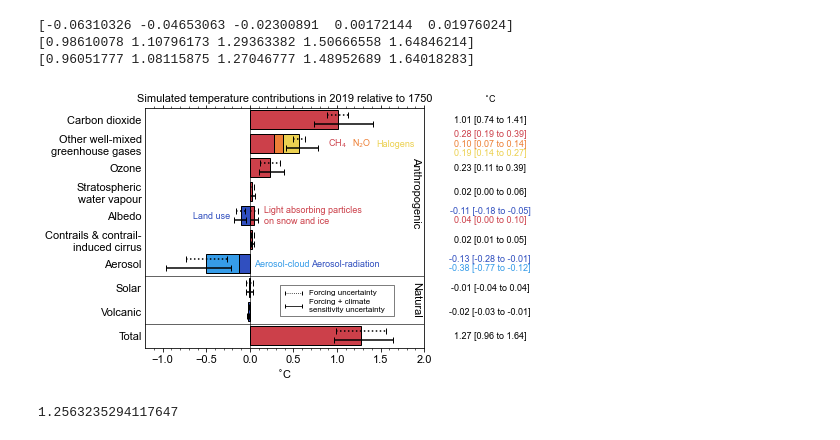
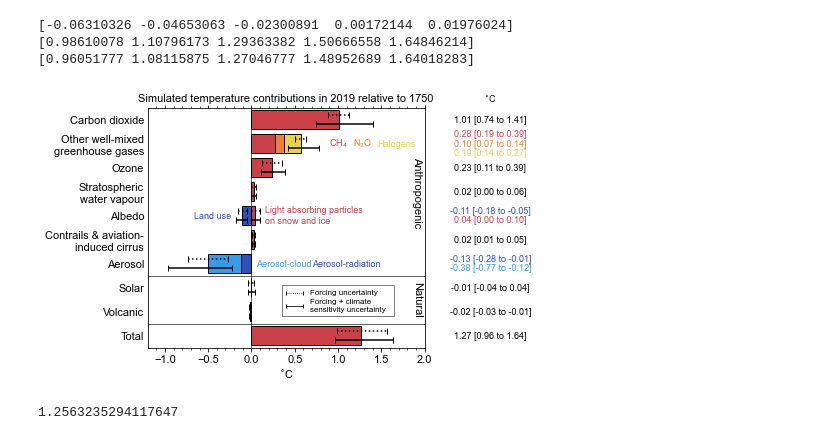
Before and after one commit to chrisroadmap/ar6, a Jupyter notebook: notebooks/220_chapter7_fig7.7.ipynb, the cells around one changed output. Cells and saved outputs as stored; diff of their text form; code cells hidden in the pictures.

Commit message:
another update to contrail label

```diff
--- a/notebooks/220_chapter7_fig7.7.ipynb
+++ b/notebooks/220_chapter7_fig7.7.ipynb
@@ -229,7 +229,7 @@ ax.axhline(-8.5, color='k', lw=0.6)
 ax.set_yticks(np.arange(-9,1));
 ax.set_xlabel('$^{\circ}$C')
 ax.set_title('')
-ax.set_yticklabels(['Carbon dioxide','Other well-mixed\ngreenhouse gases','Ozone','Stratospheric\nwater vapour', 'Albedo', 'Contrails & contrail-\ninduced cirrus', 'Aerosol', 'Solar', 'Volcanic', 'Total'][::-1]);
+ax.set_yticklabels(['Carbon dioxide','Other well-mixed\ngreenhouse gases','Ozone','Stratospheric\nwater vapour', 'Albedo', 'Contrails & aviation-\ninduced cirrus', 'Aerosol', 'Solar', 'Volcanic', 'Total'][::-1]);
 ax.set_title('Simulated temperature contributions in 2019 relative to 1750', size=11)
 
 # legend
@@ -263,34 +263,34 @@ ax_values.text(
         AR6_ecsforc['bc_on_snow'][4]), ha='center', va='center', size=9, color=hot[0]
 )
 ax_values.text(0.5,-5,'{:.2f} [{:.2f} to {:.2f}]'.format(AR6_ecsforc['contrails'][2], AR6_ecsforc['contrails'][0], AR6_ecsforc['contrails'][4]), ha='center', va='center', size=9)
 ax_values.text(0.5,-5.8,'{:.2f} [{:.2f} to {:.2f}]'.format(AR6_ecsforc['aerosol-radiation_interactions'][2], AR6_ecsforc['aerosol-radiation_interactions'][0], AR6_ecsforc['aerosol-radiation_interactions'][4]), ha='center', va='center', size=9, color=cool[0])
 ax_values.text(0.5,-6.2,'{:.2f} [{:.2f} to {:.2f}]'.format(AR6_ecsforc['aerosol-cloud_interactions'][2], AR6_ecsforc['aerosol-cloud_interactions'][0], AR6_ecsforc['aerosol-cloud_interactions'][4]), ha='center', va='center', size=9, color=cool[1])
 ax_values.text(
     0.5,-7,'{:.2f} [{:.2f} to {:.2f}]'.format(
         AR6_ecsforc['solar'][2] if abs(AR6_ecsforc['solar'][2]) >= 0.005 else abs(AR6_ecsforc['solar'][2]),
         AR6_ecsforc['solar'][0] if abs(AR6_ecsforc['solar'][0]) >= 0.005 else abs(AR6_ecsforc['solar'][0]),
         AR6_ecsforc['solar'][4] if abs(AR6_ecsforc['solar'][4]) >= 0.005 else abs(AR6_ecsforc['solar'][4]),
     ), ha='center', va='center', size=9)
 ax_values.text(0.5,-8,'{:.2f} [{:.2f} to {:.2f}]'.format(AR6_ecsforc['volcanic'][2], AR6_ecsforc['volcanic'][0], AR6_ecsforc['volcanic'][4]), ha='center', va='center', size=9)
 ax_values.text(0.5,-9,'{:.2f} [{:.2f} to {:.2f}]'.format(AR6_ecsforc['total'][2], AR6_ecsforc['total'][0], AR6_ecsforc['total'][4]), ha='center', va='center', size=9)
 ax_values.set_title('$^{\circ}$C', size=9)
 
 ax_values.set_xlim(0,1)
 ax_values.set_ylim(-9.5, 0.5)
 ax_values.spines['left'].set_visible(False)
 ax_values.spines['right'].set_visible(False)
 ax_values.spines['bottom'].set_visible(False)
 ax_values.spines['top'].set_visible(False)
 ax_values.set_yticklabels([])
 ax_values.set_xticks([])
 
 # Create the figure
 fig.subplots_adjust(left=0.2)
 pl.tight_layout()
 pl.savefig('../figures/fig7.7.png', dpi=300)
 pl.savefig('../figures/fig7.7.pdf')
 # %% [output]
-[figure, old version]
+[figure, new version]
 # %%
 rebased_climuncert = results['AR6-historical_climuncert']['surface_temperature'] - np.mean(results['AR6-historical_climuncert']['surface_temperature'][100:151,:], axis=0)
 rebased = results['AR6-historical']['surface_temperature'] - np.mean(results['AR6-historical']['surface_temperature'][100:151,:], axis=0)
```
Also changed, not shown: 8 other files.
